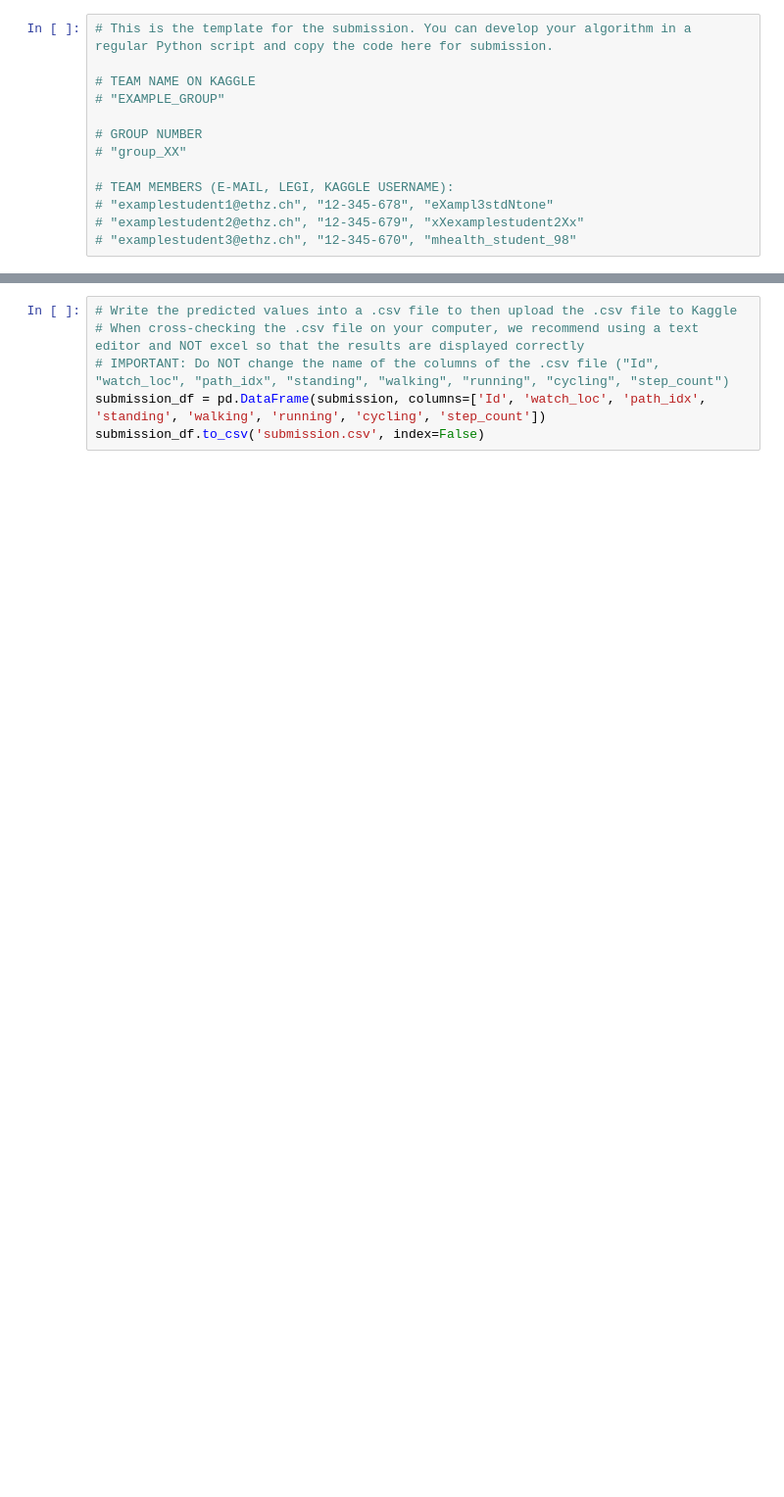
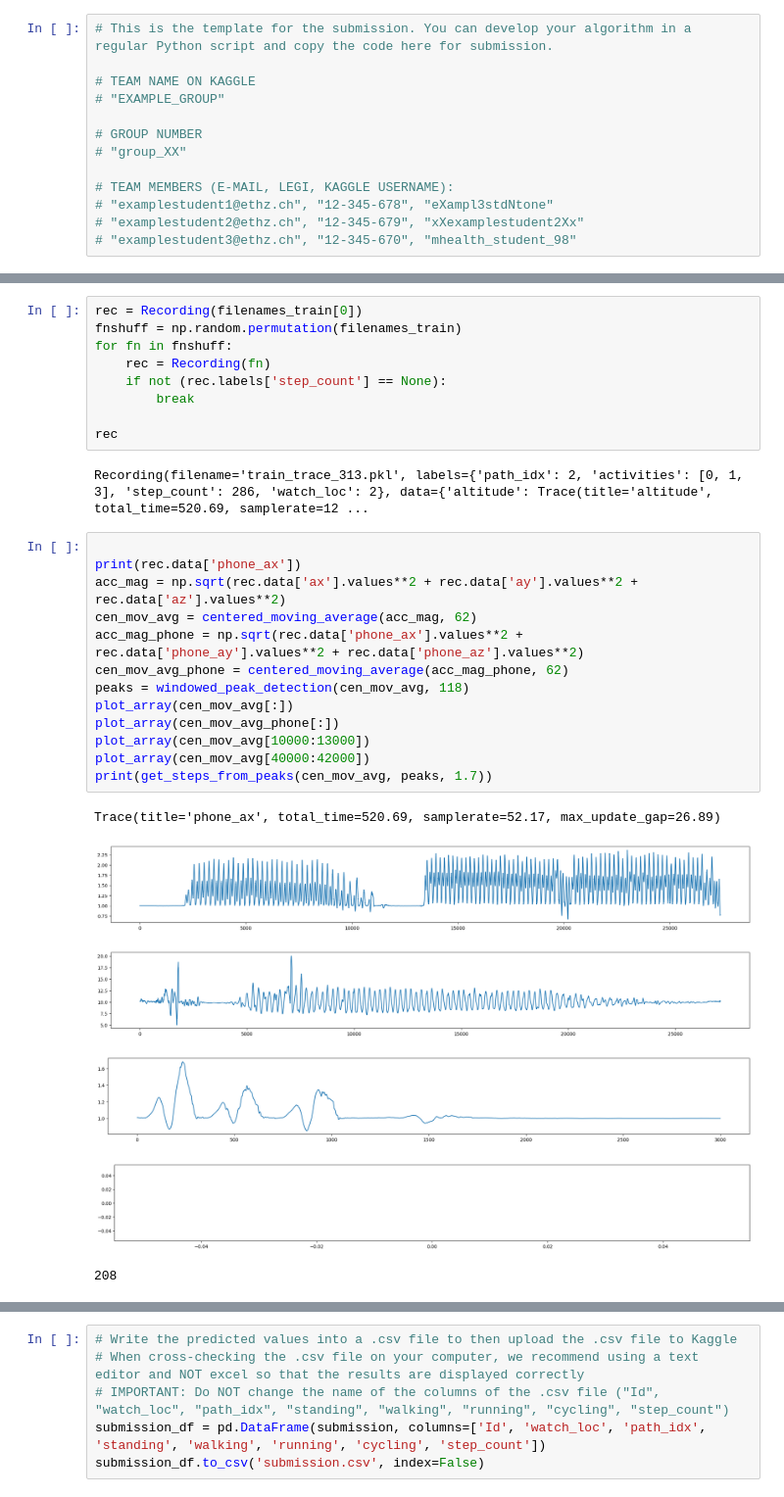
Before and after one commit to zytros/FS24, a Jupyter notebook: MobHealth/proj2/submission_template.ipynb, the cells around one changed output, grey strips where cells are left out. Shown: that part at 98% size. Drawn from its saved outputs; the diff is of its cells as text; blank space fills up the shorter version.

Commit message:
step count

```diff
--- a/MobHealth/proj2/submission_template.ipynb
+++ b/MobHealth/proj2/submission_template.ipynb
@@ -30,0 +107,31 @@ filenames.sort()
+# %%
+rec = Recording(filenames_train[0])
+fnshuff = np.random.permutation(filenames_train)
+for fn in fnshuff:
+    rec = Recording(fn)
+    if not (rec.labels['step_count'] == None):
+        break
+
+rec
+# %% [output]
+Recording(filename='train_trace_313.pkl', labels={'path_idx': 2, 'activities': [0, 1, 3], 'step_count': 286, 'watch_loc': 2}, data={'altitude': Trace(title='altitude', total_time=520.69, samplerate=12 ...
+# %%
+
+print(rec.data['phone_ax'])
+acc_mag = np.sqrt(rec.data['ax'].values**2 + rec.data['ay'].values**2 + rec.data['az'].values**2)
+cen_mov_avg = centered_moving_average(acc_mag, 62)
+acc_mag_phone = np.sqrt(rec.data['phone_ax'].values**2 + rec.data['phone_ay'].values**2 + rec.data['phone_az'].values**2)
+cen_mov_avg_phone = centered_moving_average(acc_mag_phone, 62)
+peaks = windowed_peak_detection(cen_mov_avg, 118)
+plot_array(cen_mov_avg[:])
+plot_array(cen_mov_avg_phone[:])
+plot_array(cen_mov_avg[10000:13000])
+plot_array(cen_mov_avg[40000:42000])
+print(get_steps_from_peaks(cen_mov_avg, peaks, 1.7))
+# %% [output]
+Trace(title='phone_ax', total_time=520.69, samplerate=52.17, max_update_gap=26.89)
+[figure, added]
+[figure, added]
+[figure, added]
+[figure, added]
+208
```
Also changed, not shown: parts of 6 cells of this notebook, 7 other files.
